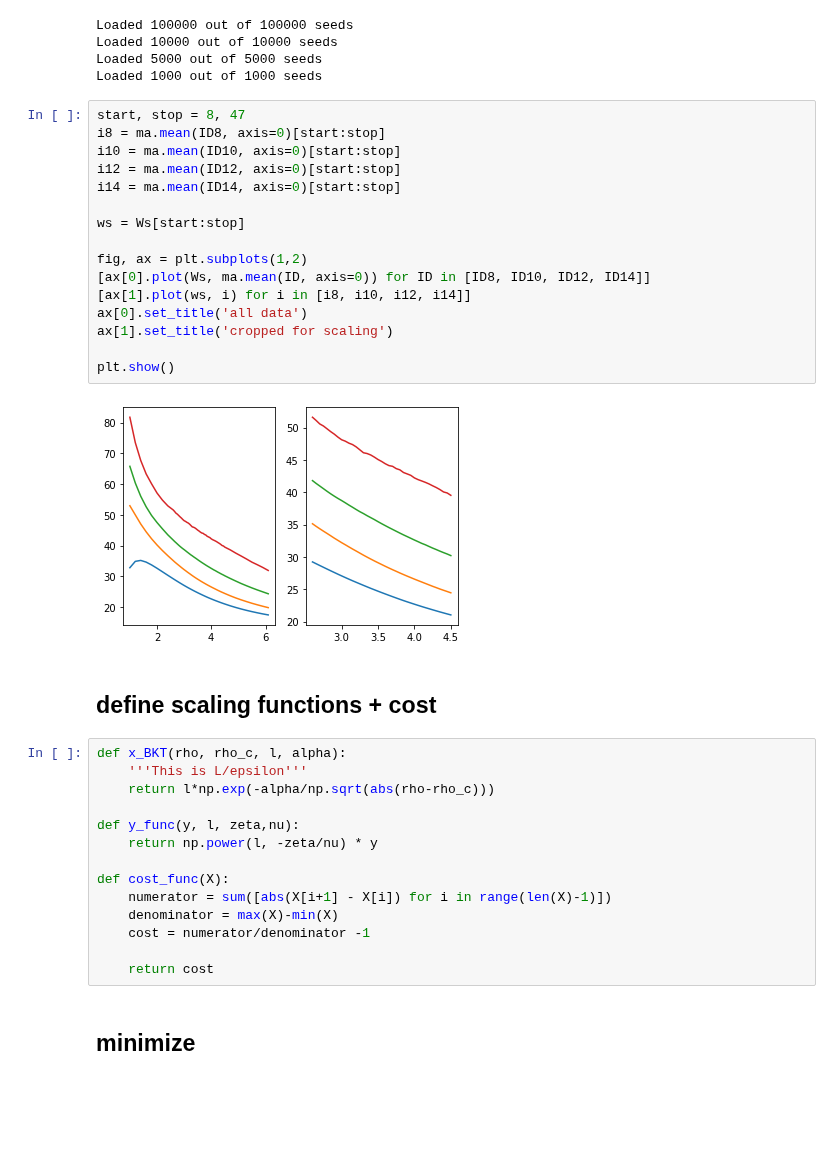
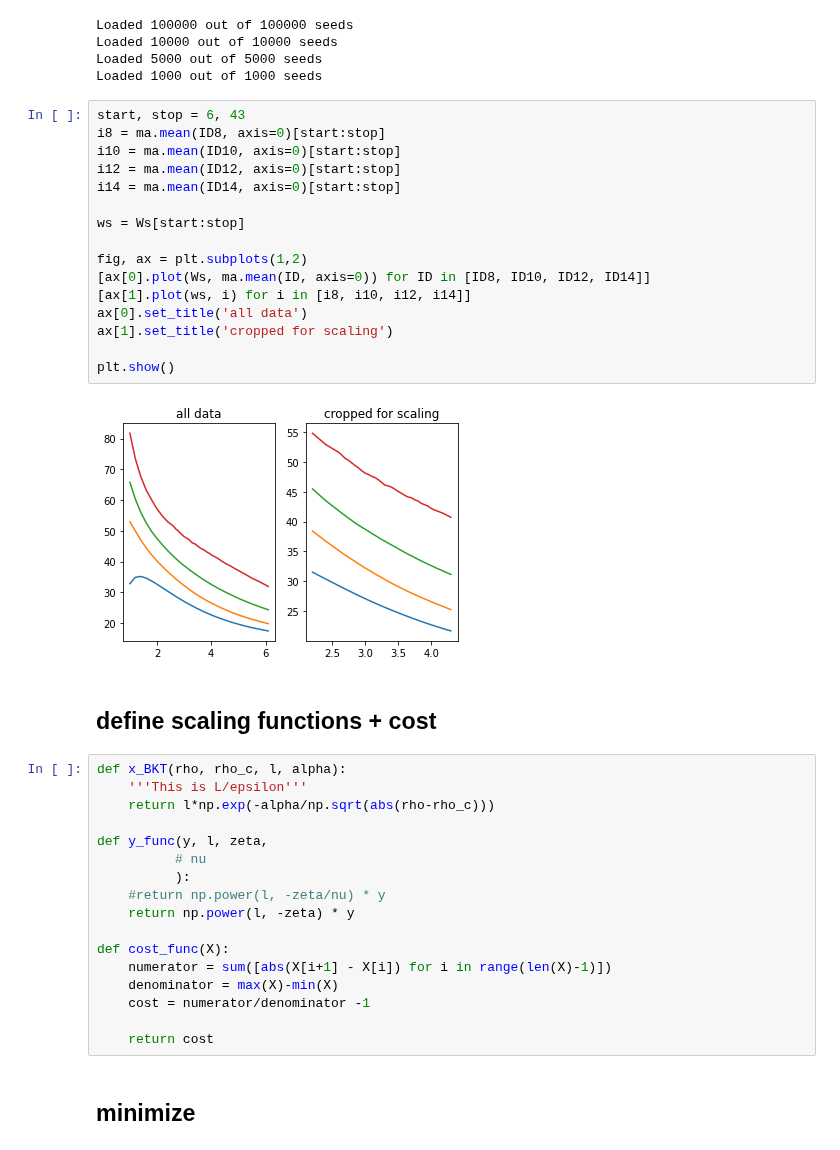
Before and after one commit to tonton-golio/mbl-intrinsicDim, a Jupyter notebook: Scaling_from_scratch.ipynb, the cells around one changed output. Saved outputs shown, nothing was run; the diff lists cells and outputs as text; blank space fills up the shorter version.

```diff
--- a/Scaling_from_scratch.ipynb
+++ b/Scaling_from_scratch.ipynb
@@ -51,23 +51,23 @@ Loaded 10000 out of 10000 seeds
 Loaded 5000 out of 5000 seeds
 Loaded 1000 out of 1000 seeds
 # %%
-start, stop = 8, 47
+start, stop = 6, 43
 i8 = ma.mean(ID8, axis=0)[start:stop]
 i10 = ma.mean(ID10, axis=0)[start:stop]
 i12 = ma.mean(ID12, axis=0)[start:stop]
 i14 = ma.mean(ID14, axis=0)[start:stop]
 
 ws = Ws[start:stop]
 
 fig, ax = plt.subplots(1,2)
 [ax[0].plot(Ws, ma.mean(ID, axis=0)) for ID in [ID8, ID10, ID12, ID14]]
 [ax[1].plot(ws, i) for i in [i8, i10, i12, i14]]
 ax[0].set_title('all data')
 ax[1].set_title('cropped for scaling')
 
 plt.show()
 # %% [output]
-[figure, old version]
+[figure, new version]
 # %% [markdown]
 ## define scaling functions + cost
 # %%
@@ -75,8 +75,11 @@ def x_BKT(rho, rho_c, l, alpha):
     '''This is L/epsilon'''
     return l*np.exp(-alpha/np.sqrt(abs(rho-rho_c)))
 
-def y_func(y, l, zeta,nu):
-    return np.power(l, -zeta/nu) * y
+def y_func(y, l, zeta,
+          # nu
+          ):
+    #return np.power(l, -zeta/nu) * y
+    return np.power(l, -zeta) * y
 
 def cost_func(X):
     numerator = sum([abs(X[i+1] - X[i]) for i in range(len(X)-1)])
```
Also changed, not shown: parts of 12 cells of this notebook.
